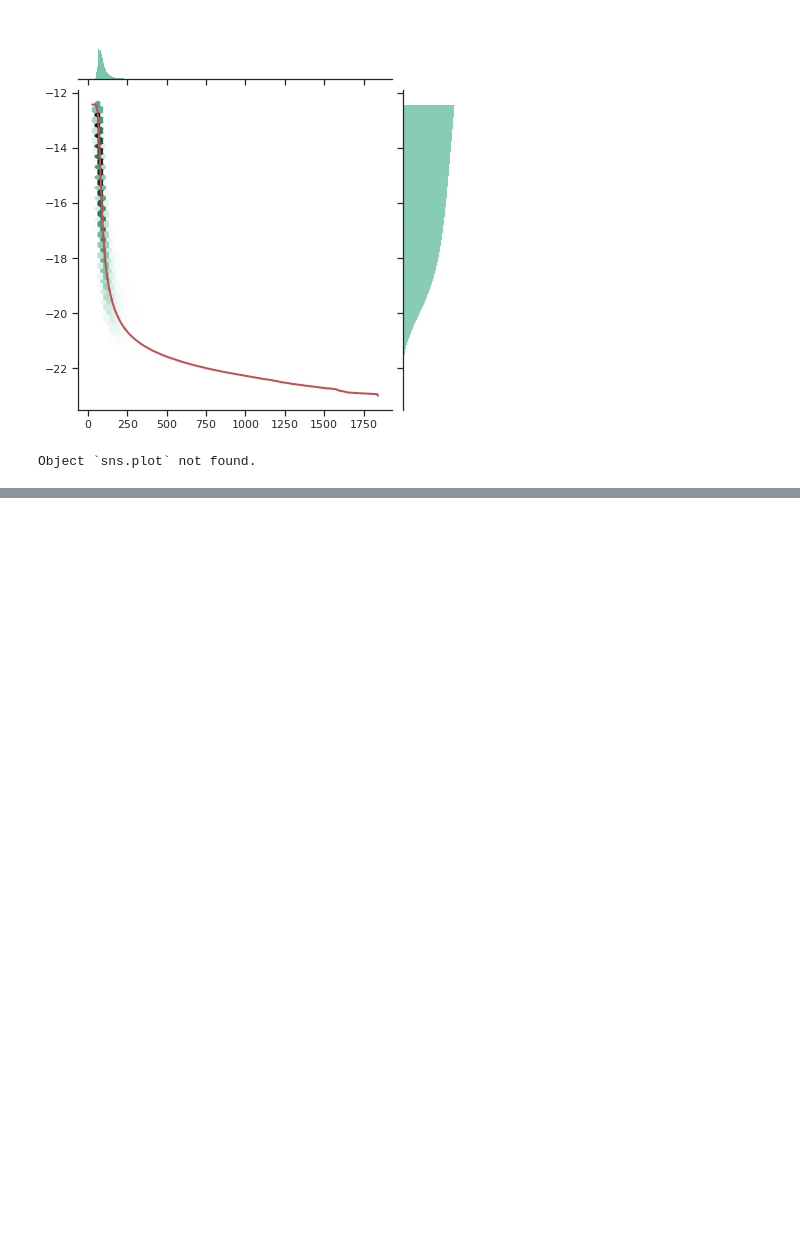
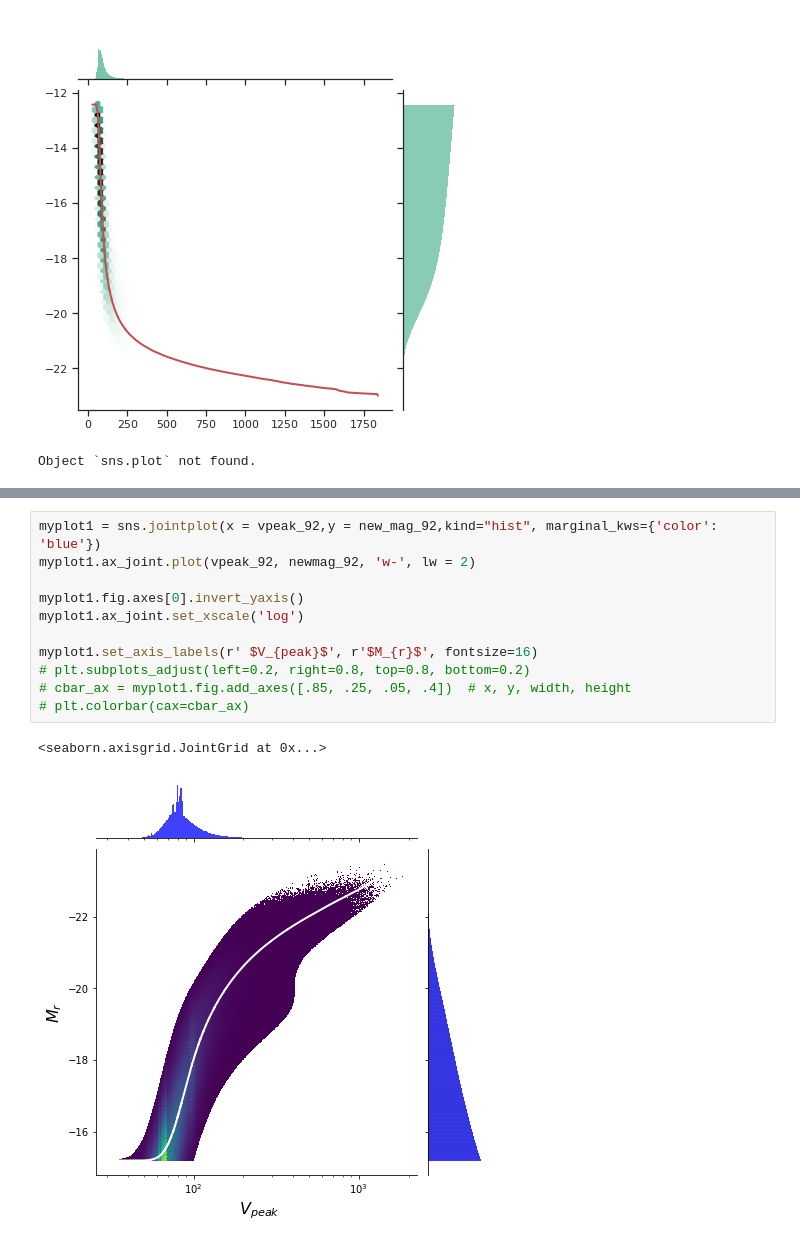
Before and after one commit to zhengyun0215/mock, a Jupyter notebook: newmag.ipynb, the cells around one changed output, grey strips where cells are left out. Cells and saved outputs as stored; diff of their text form; blank space fills up the shorter version.

```diff
--- a/newmag.ipynb
+++ b/newmag.ipynb
@@ -518,0 +542,14 @@ Object `sns.plot` not found.
+# %%
+myplot1 = sns.jointplot(x = vpeak_92,y = new_mag_92,kind="hist", marginal_kws={'color': 'blue'})
+myplot1.ax_joint.plot(vpeak_92, newmag_92, 'w-', lw = 2)
+
+myplot1.fig.axes[0].invert_yaxis()
+myplot1.ax_joint.set_xscale('log')
+
+myplot1.set_axis_labels(r' $V_{peak}$', r'$M_{r}$', fontsize=16)
+# plt.subplots_adjust(left=0.2, right=0.8, top=0.8, bottom=0.2)
+# cbar_ax = myplot1.fig.add_axes([.85, .25, .05, .4])  # x, y, width, height
+# plt.colorbar(cax=cbar_ax)
+# %% [output]
+<seaborn.axisgrid.JointGrid at 0x...>
+[figure, added]
```
Also changed, not shown: parts of 21 cells of this notebook.
